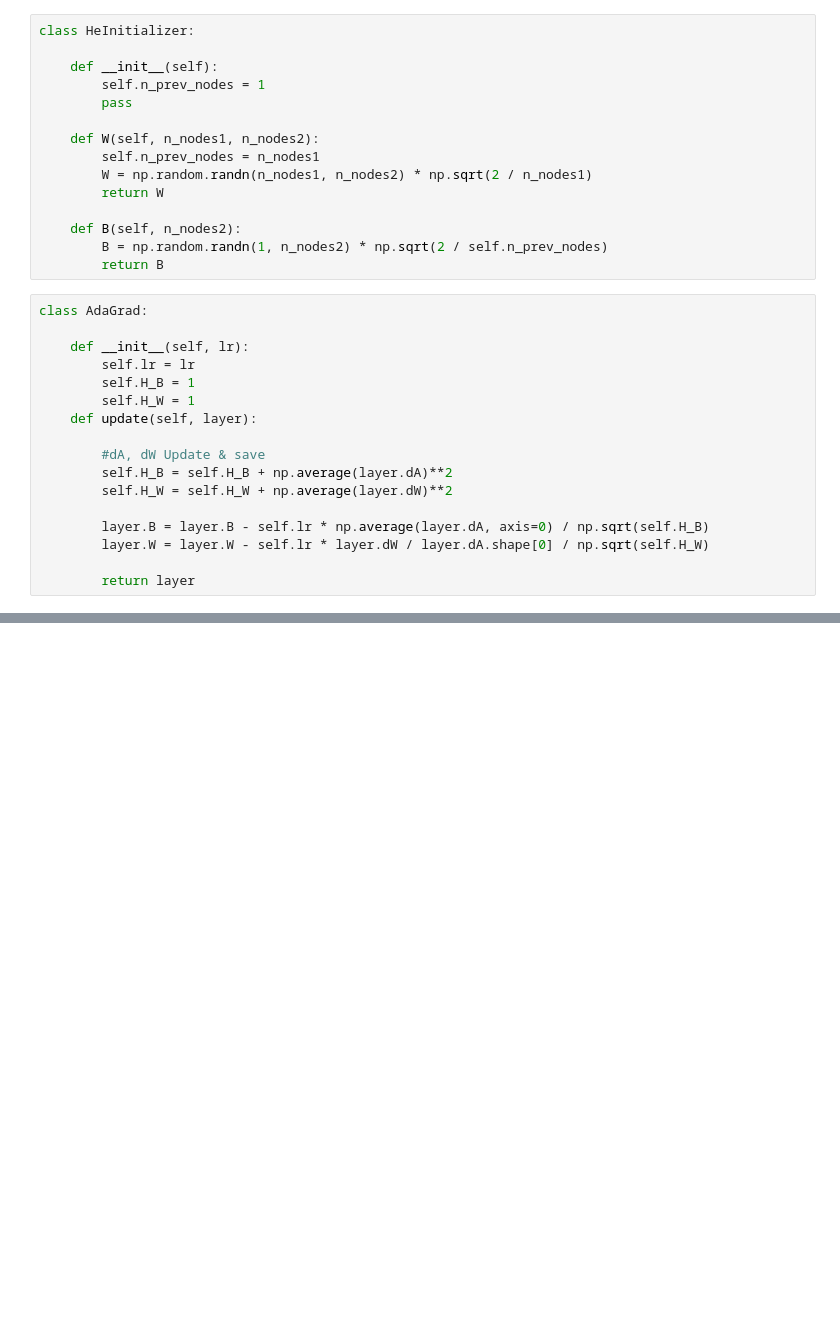
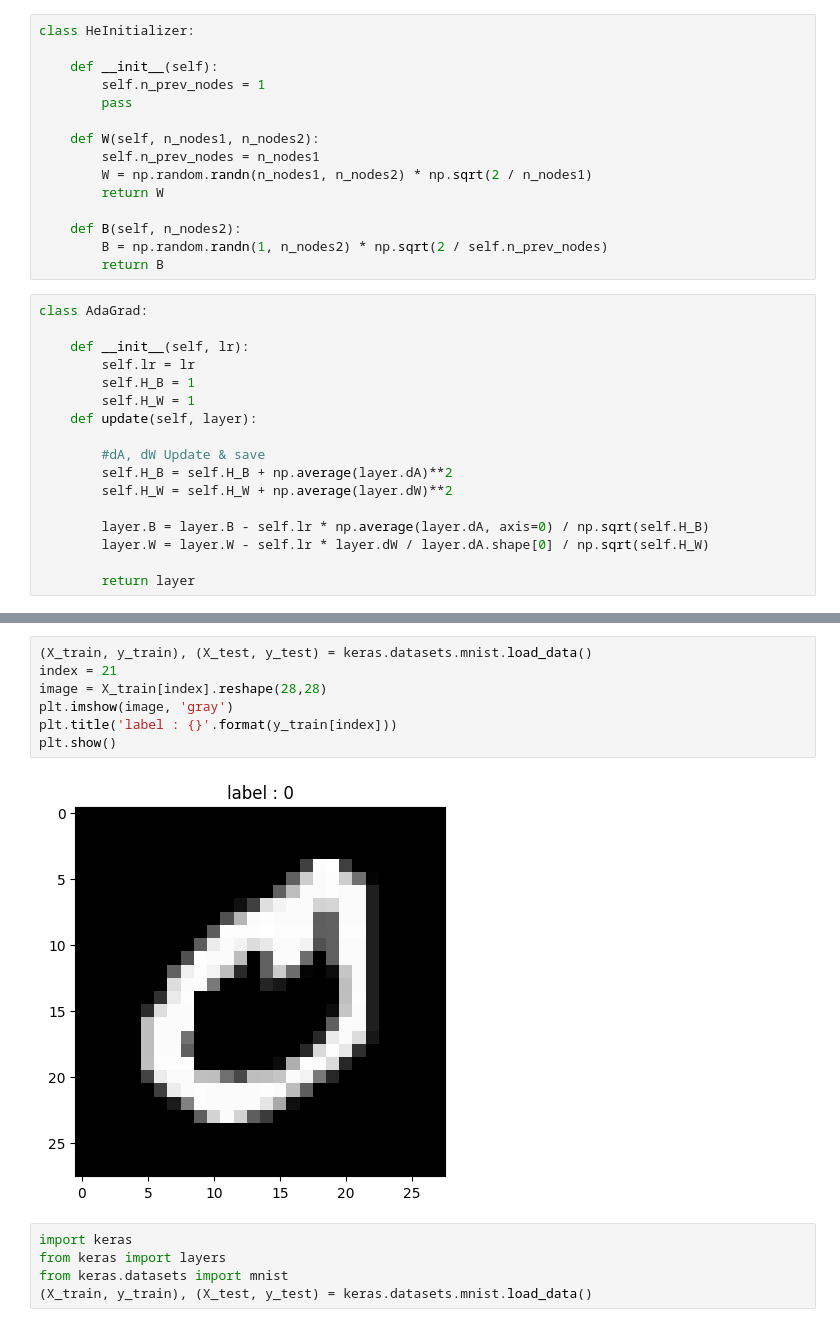
Before and after one commit to Munkheredene/ml-data, a Jupyter notebook: deeplearning_task/DL_task_sprint2_deeplearning.ipynb, the cells around one changed output, grey strips where cells are left out. Drawn from its saved outputs; the diff is of its cells as text; blank space fills up the shorter version.

```diff
--- a/deeplearning_task/DL_task_sprint2_deeplearning.ipynb
+++ b/deeplearning_task/DL_task_sprint2_deeplearning.ipynb
@@ -431,0 +442,14 @@ ValueError: 'green' is not a valid value for cmap; supported values are 'Accent'
+# %%
+(X_train, y_train), (X_test, y_test) = keras.datasets.mnist.load_data()
+index = 21
+image = X_train[index].reshape(28,28)
+plt.imshow(image, 'gray')
+plt.title('label : {}'.format(y_train[index]))
+plt.show()
+# %% [output]
+[figure, added]
+# %%
+import keras
+from keras import layers
+from keras.datasets import mnist
+(X_train, y_train), (X_test, y_test) = keras.datasets.mnist.load_data()
```
Also changed, not shown: parts of 22 cells of this notebook.
